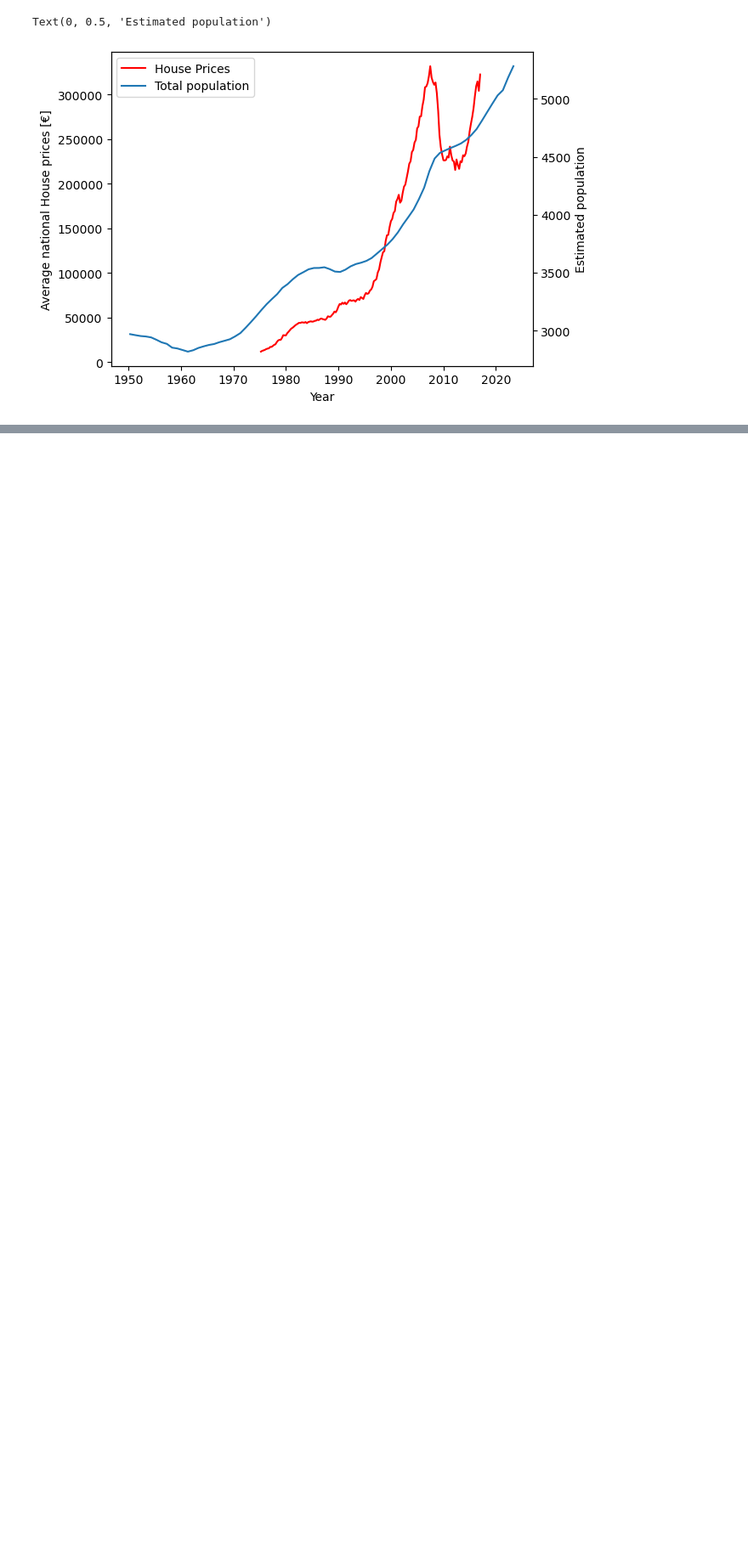
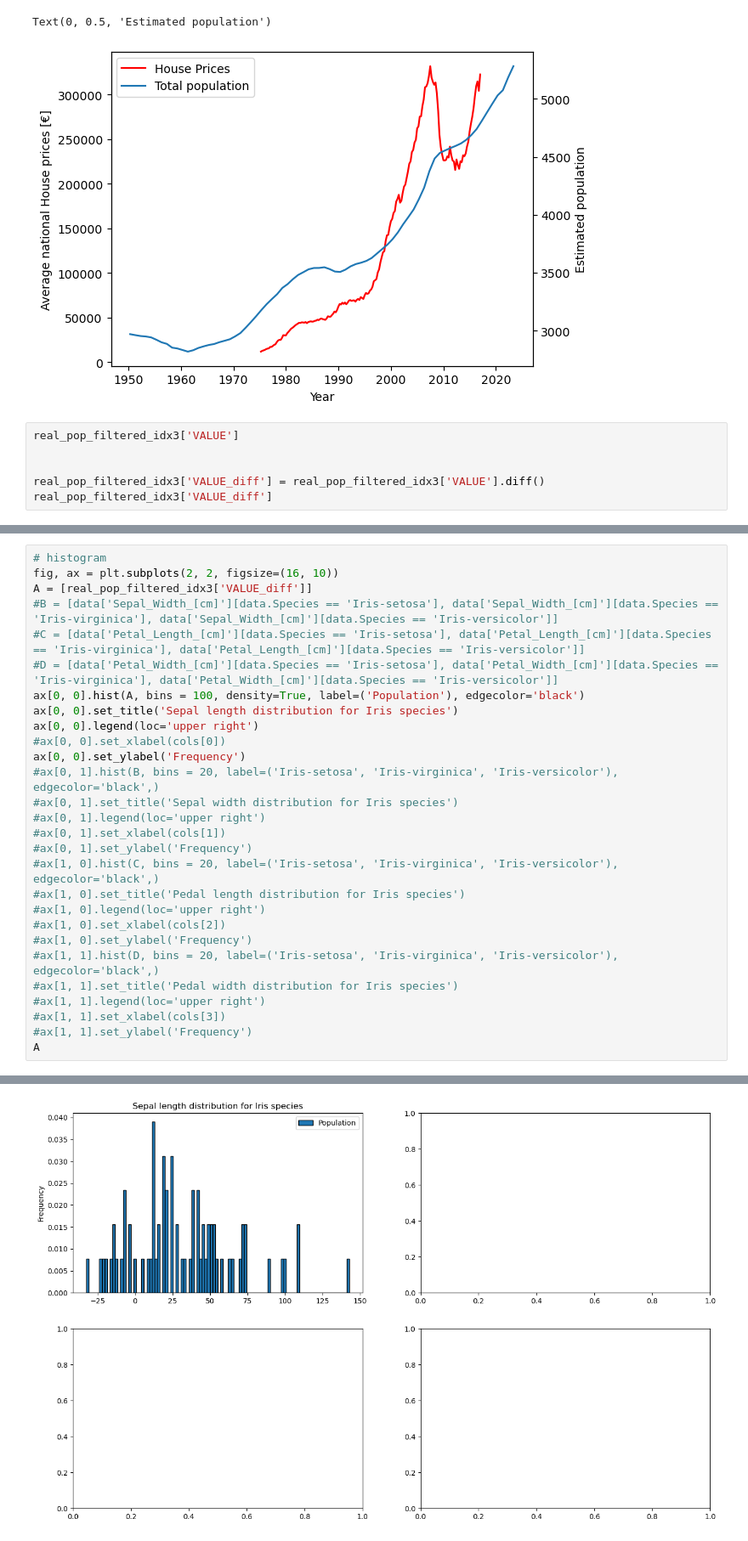
Before and after one commit to shanekeenan/prog_data_analysis, a Jupyter notebook: project1/project1.ipynb, the cells around one changed output, grey strips where cells are left out. Shown at 85% size. Drawn from its saved outputs; the diff is of its cells as text; blank space fills up the shorter version.

```diff
--- a/project1/project1.ipynb
+++ b/project1/project1.ipynb
@@ -457,3 +332,9 @@ ax2.set_ylabel('Estimated population')
 # %% [output]
 Text(0, 0.5, 'Estimated population')
 [figure]
+# %%
+real_pop_filtered_idx3['VALUE']
+
+
+real_pop_filtered_idx3['VALUE_diff'] = real_pop_filtered_idx3['VALUE'].diff()
+real_pop_filtered_idx3['VALUE_diff']
@@ -459,0 +364,29 @@ Text(0, 0.5, 'Estimated population')
+# %%
+# histogram
+fig, ax = plt.subplots(2, 2, figsize=(16, 10))
+A = [real_pop_filtered_idx3['VALUE_diff']]
+#B = [data['Sepal_Width_[cm]'][data.Species == 'Iris-setosa'], data['Sepal_Width_[cm]'][data.Species == 'Iris-virginica'], data['Sepal_Width_[cm]'][data.Species == 'Iris-versicolor']]
+#C = [data['Petal_Length_[cm]'][data.Species == 'Iris-setosa'], data['Petal_Length_[cm]'][data.Species == 'Iris-virginica'], data['Petal_Length_[cm]'][data.Species == 'Iris-versicolor']]
+#D = [data['Petal_Width_[cm]'][data.Species == 'Iris-setosa'], data['Petal_Width_[cm]'][data.Species == 'Iris-virginica'], data['Petal_Width_[cm]'][data.Species == 'Iris-versicolor']]
+ax[0, 0].hist(A, bins = 100, density=True, label=('Population'), edgecolor='black')
+ax[0, 0].set_title('Sepal length distribution for Iris species')
+ax[0, 0].legend(loc='upper right')
+#ax[0, 0].set_xlabel(cols[0])
+ax[0, 0].set_ylabel('Frequency')
+#ax[0, 1].hist(B, bins = 20, label=('Iris-setosa', 'Iris-virginica', 'Iris-versicolor'), edgecolor='black',)
+#ax[0, 1].set_title('Sepal width distribution for Iris species')
+#ax[0, 1].legend(loc='upper right')
+#ax[0, 1].set_xlabel(cols[1])
+#ax[0, 1].set_ylabel('Frequency')
+#ax[1, 0].hist(C, bins = 20, label=('Iris-setosa', 'Iris-virginica', 'Iris-versicolor'), edgecolor='black',)
+#ax[1, 0].set_title('Pedal length distribution for Iris species')
+#ax[1, 0].legend(loc='upper right')
+#ax[1, 0].set_xlabel(cols[2])
+#ax[1, 0].set_ylabel('Frequency')
+#ax[1, 1].hist(D, bins = 20, label=('Iris-setosa', 'Iris-virginica', 'Iris-versicolor'), edgecolor='black',)
+#ax[1, 1].set_title('Pedal width distribution for Iris species')
+#ax[1, 1].legend(loc='upper right')
+#ax[1, 1].set_xlabel(cols[3])
+#ax[1, 1].set_ylabel('Frequency')
+A
+# %% [output]
@@ -459,0 +405 @@ Text(0, 0.5, 'Estimated population')
+[figure, added]
```
Also changed, not shown: parts of 36 cells of this notebook, 4 other files.
